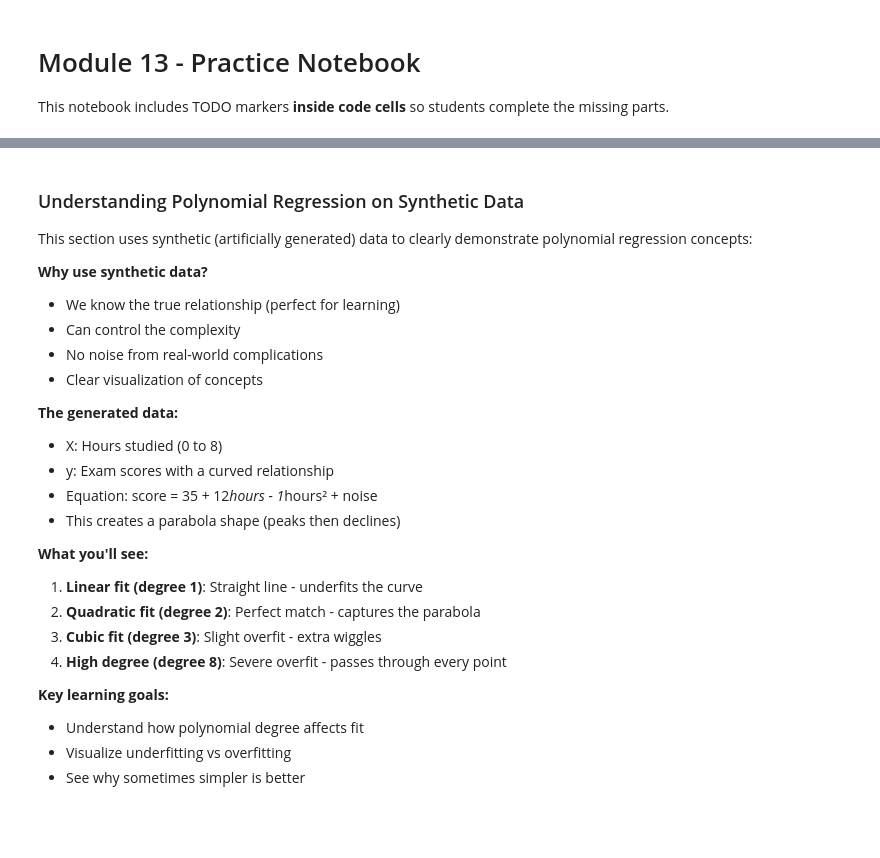
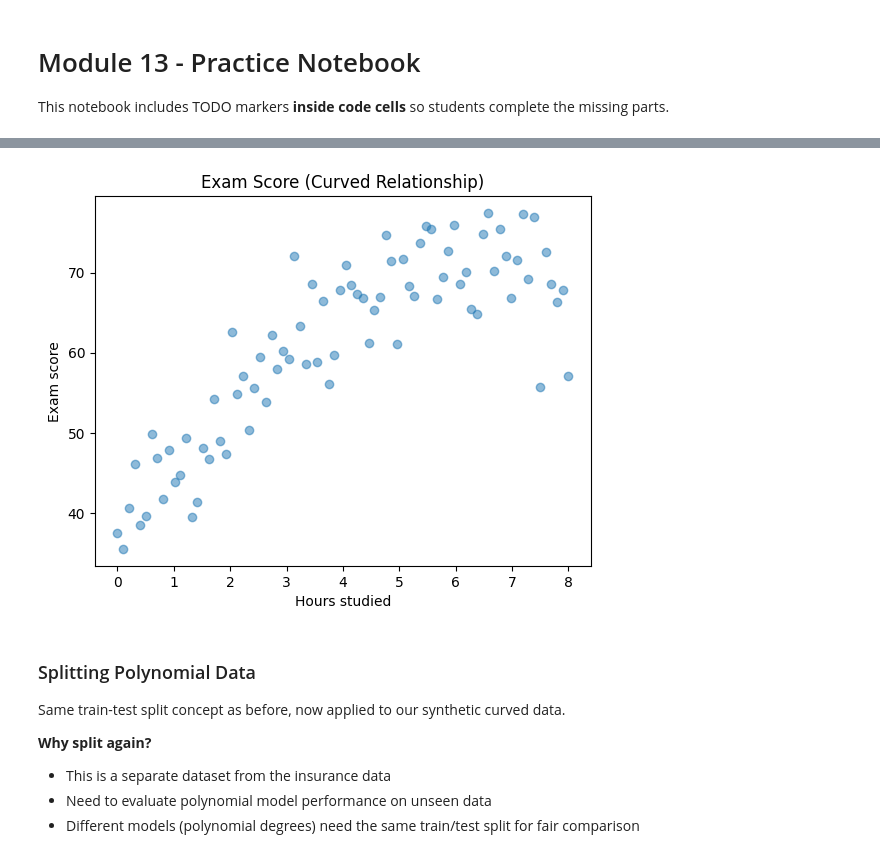
Before and after one commit to SHARIFsGIT/AIML, a Jupyter notebook: Machine Learning/Week 04/Mod 13[Practice].ipynb, the cells around one changed output, grey strips where cells are left out. Saved outputs shown, nothing was run; the diff lists cells and outputs as text; code cells hidden in the pictures; blank space fills up the shorter version.

```diff
--- a/Machine Learning/Week 04/Mod 13[Practice].ipynb
+++ b/Machine Learning/Week 04/Mod 13[Practice].ipynb
@@ -361,65 +796,41 @@ plt.show()
-# %% [markdown]
-### Understanding Polynomial Regression on Synthetic Data
-
-This section uses synthetic (artificially generated) data to clearly demonstrate polynomial regression concepts:
-
-**Why use synthetic data?**
-- We know the true relationship (perfect for learning)
-- Can control the complexity
-- No noise from real-world complications
-- Clear visualization of concepts
-
-**The generated data:**
-- X: Hours studied (0 to 8)
-- y: Exam scores with a curved relationship
-- Equation: score = 35 + 12*hours - 1*hours² + noise
-- This creates a parabola shape (peaks then declines)
-
-**What you'll see:**
-1. **Linear fit (degree 1)**: Straight line - underfits the curve
-2. **Quadratic fit (degree 2)**: Perfect match - captures the parabola
-3. **Cubic fit (degree 3)**: Slight overfit - extra wiggles
-4. **High degree (degree 8)**: Severe overfit - passes through every point
-
-**Key learning goals:**
-- Understand how polynomial degree affects fit
-- Visualize underfitting vs overfitting
-- See why sometimes simpler is better
 # %%
 # Generate synthetic curved dataset
-np.random.seed(42)  # Set random seed for reproducible results
+# seed ensures reproducibility (same "random" numbers every time)
+np.random.seed(42)
 
-# Create X values: 80 points evenly spaced from 0 to 8 hours
+# Create X: hours studied from 0 to 8
+# linspace(0, 8, 80) creates 80 evenly spaced values from 0 to 8
+# reshape(-1, 1) converts from 1D array (80,) to 2D array (80, 1)
+# sklearn expects 2D arrays: (n_samples, n_features)
 X_hours = np.linspace(0, 8, 80).reshape(-1, 1)
-# np.linspace creates evenly spaced numbers
-# reshape(-1, 1) converts to 2D array (required by scikit-learn)
 
-# Generate y values with a quadratic relationship plus random noise
+# Create noise: random variation to make it realistic
+# Normal distribution: mean=0, std=5 (most values within ±10 of mean)
 noise = np.random.normal(0, 5, size=X_hours.shape[0])
-# Add Gaussian noise with mean=0, std=5
-# This makes the relationship more realistic
 
-# True relationship: y = 35 + 12x - x²
+# Create y: exam scores following a quadratic relationship
+# True formula: score = 35 + 12*hours - 1*hours² + noise
+# This creates a curve that rises then falls (diminishing returns)
+# X_hours[:, 0] extracts the 1D array from the 2D column
 y_scores = 35 + 12 * X_hours[:, 0] - 1 * (X_hours[:, 0] ** 2) + noise
-# X_hours[:, 0] extracts the values from 2D array
-# This creates an inverted parabola (goes up then down)
 
-# Plot the data to see the pattern
-plt.figure(figsize=(10, 6))
+# Plot the data
+# This shows the curved relationship we're trying to model
 plt.scatter(X_hours, y_scores, alpha=0.5)
-# Scatter plot shows individual data points
-# alpha=0.5 makes points semi-transparent
-
 plt.xlabel("Hours studied")
 plt.ylabel("Exam score")
 plt.title("Exam Score (Curved Relationship)")
-plt.grid(True)
 plt.show()
-
-# What this plot shows:
-# - Score increases with study time up to a point
-# - After ~6 hours, scores decrease (burnout?)
-# - This is a classic inverted parabola shape
-# - Noise makes it more realistic than perfect data
+# %% [output]
+[figure, added]
+# %% [markdown]
+### Splitting Polynomial Data
+
+Same train-test split concept as before, now applied to our synthetic curved data.
+
+**Why split again?**
+- This is a separate dataset from the insurance data
+- Need to evaluate polynomial model performance on unseen data
+- Different models (polynomial degrees) need the same train/test split for fair comparison
 # %%
 # Train test split for polynomial data
```
Also changed, not shown: parts of 45 cells of this notebook, 2 other files.
